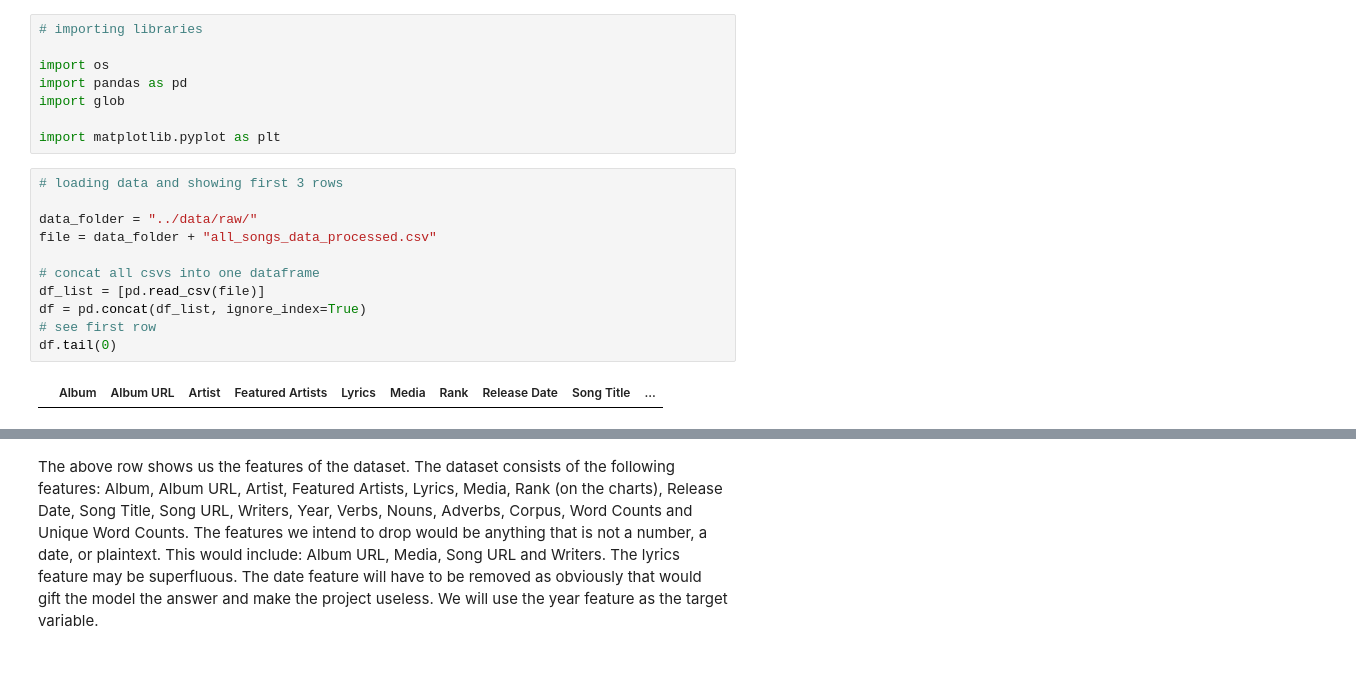
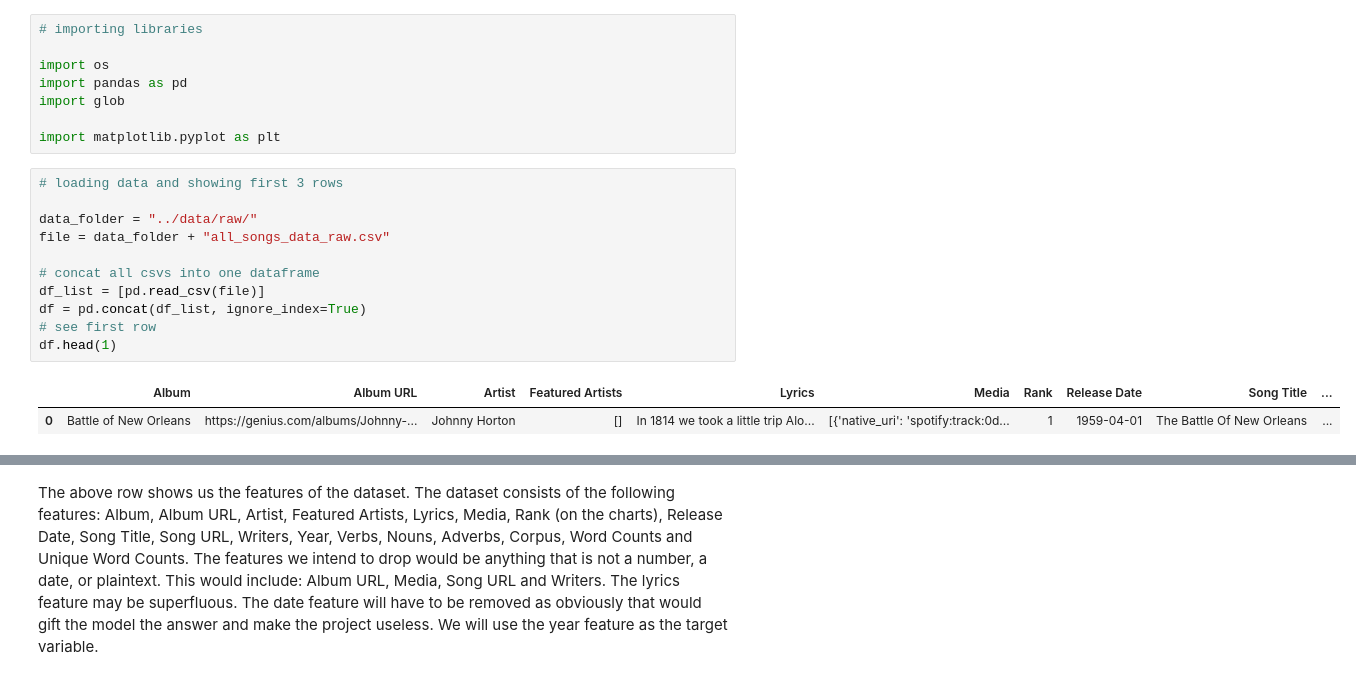
Before and after one commit to lbj1533/ML_FinalProj, a Jupyter notebook: visualizations/ExploringData.ipynb, the cells around one changed output, grey strips where cells are left out. Drawn from its saved outputs; the diff is of its cells as text.

```diff
--- a/visualizations/ExploringData.ipynb
+++ b/visualizations/ExploringData.ipynb
@@ -15,13 +15,14 @@ import matplotlib.pyplot as plt
 # %%
 # loading data and showing first 3 rows
 
 data_folder = "../data/raw/"
-file = data_folder + "all_songs_data_processed.csv"
+file = data_folder + "all_songs_data_raw.csv"
 
 # concat all csvs into one dataframe
 df_list = [pd.read_csv(file)]
 df = pd.concat(df_list, ignore_index=True)
 # see first row
-df.tail(0)
+df.head(1)
 # %% [output]
 |  | Album | Album URL | Artist | Featured Artists | Lyrics | Media | Rank | Release Date | Song Title | ... |
+| 0 | Battle of New Orleans | https://genius.com/albums/Johnny-... | Johnny Horton | [] | In 1814 we took a little trip Alo... | [{'native_uri': 'spotify:track:0d... | 1 | 1959-04-01 | The Battle Of New Orleans | ... |
```
Also changed, not shown: parts of 4 cells of this notebook, 5 other files.
